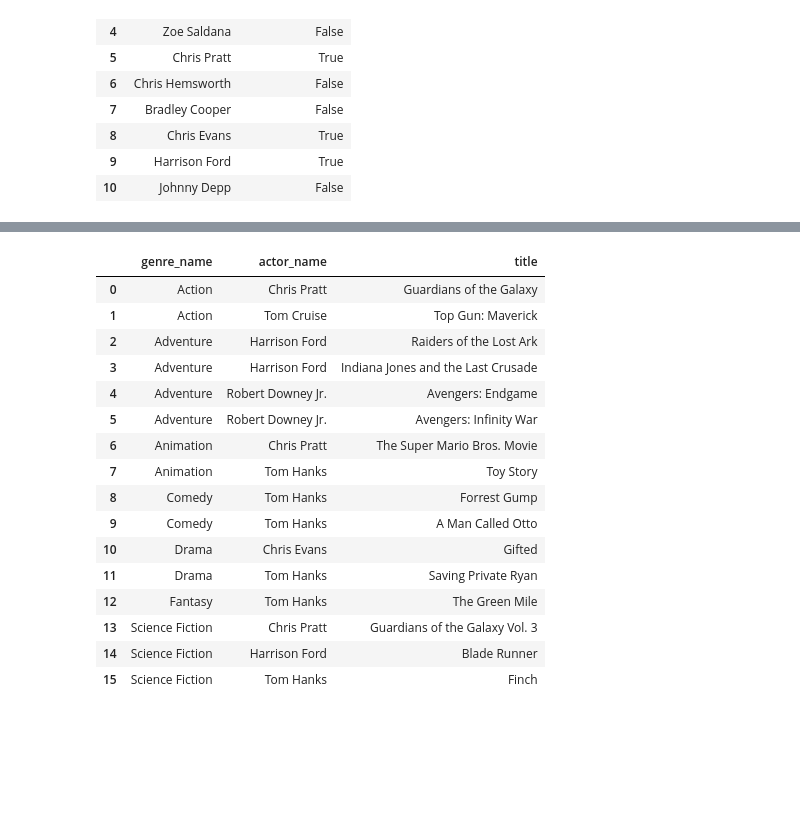
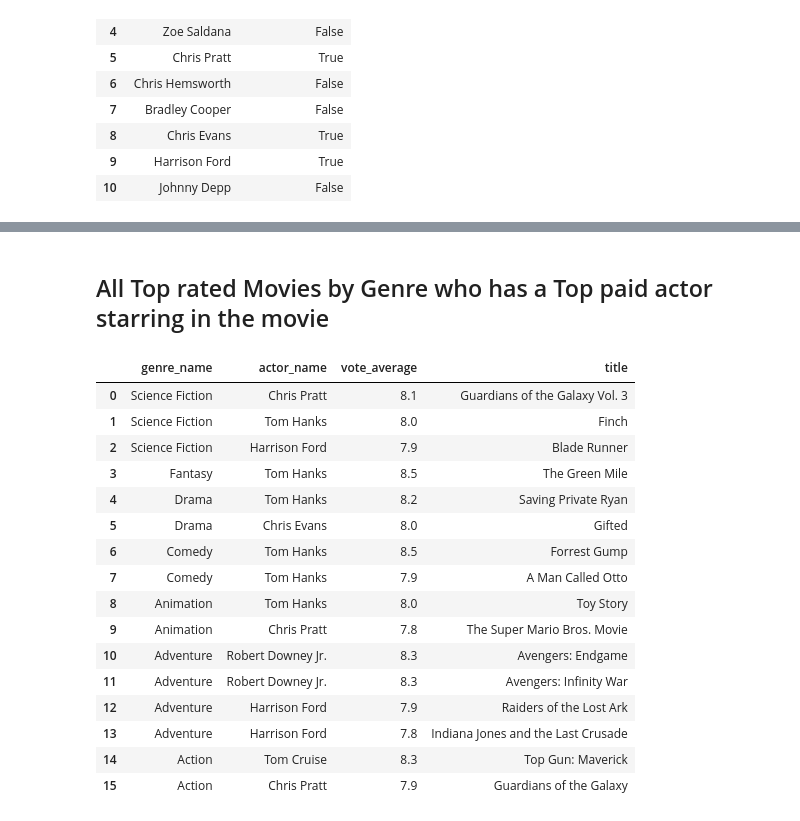
Before and after one commit to Bambi-Forest/tmdb-api-connection, a Jupyter notebook: The Movie Database API/connection.ipynb, the cells around one changed output, grey strips where cells are left out. Saved outputs shown, nothing was run; the diff lists cells and outputs as text; code cells hidden in the pictures; blank space fills up the shorter version.

```diff
--- a/The Movie Database API/connection.ipynb
+++ b/The Movie Database API/connection.ipynb
@@ -521,4 +521,6 @@ paid_actor_in_movie_df
 # %%
 paid_actor_in_movie_df2 = pd.merge(paid_actor_in_movie_df,genre_list_df, left_on=['genre_id'],right_on=['genres_id'], how='left')
+paid_actor_in_movie_df2 = paid_actor_in_movie_df2.sort_values(by=['vote_average'], ascending=False)
+paid_actor_in_movie_df2 = paid_actor_in_movie_df2.drop(['full_name','in_top_movie_list','genres_id','known_for_department'], axis=1)
 paid_actor_in_movie_df2
 # %% [output]
@@ -542,23 +559,26 @@ paid_actor_in_movie_df2
+# %% [markdown]
+## All Top rated Movies by Genre who has a Top paid actor starring in the movie
 # %%
-genre_series = paid_actor_in_movie_df2.groupby(['genre_name', 'actor_name']).apply(lambda x: x['title'].reset_index(drop=True))
-genre_df = pd.DataFrame(genre_series).reset_index().drop(columns='level_2')
+genre_series = paid_actor_in_movie_df2.groupby(['genre_name', 'actor_name','vote_average']).apply(lambda x: x['title'].reset_index(drop=True))
+genre_df = pd.DataFrame(genre_series).reset_index().drop(columns='level_3').sort_values(by=['genre_name','vote_average'], ascending=False)
 
+genre_df = genre_df.reset_index().drop(columns='index')
 genre_df
 # %% [output]
-|  | genre_name | actor_name | title |
-| 0 | Action | Chris Pratt | Guardians of the Galaxy |
-| 1 | Action | Tom Cruise | Top Gun: Maverick |
-| 2 | Adventure | Harrison Ford | Raiders of the Lost Ark |
-| 3 | Adventure | Harrison Ford | Indiana Jones and the Last Crusade |
-| 4 | Adventure | Robert Downey Jr. | Avengers: Endgame |
-| 5 | Adventure | Robert Downey Jr. | Avengers: Infinity War |
-| 6 | Animation | Chris Pratt | The Super Mario Bros. Movie |
-| 7 | Animation | Tom Hanks | Toy Story |
-| 8 | Comedy | Tom Hanks | Forrest Gump |
-| 9 | Comedy | Tom Hanks | A Man Called Otto |
-| 10 | Drama | Chris Evans | Gifted |
-| 11 | Drama | Tom Hanks | Saving Private Ryan |
-| 12 | Fantasy | Tom Hanks | The Green Mile |
-| 13 | Science Fiction | Chris Pratt | Guardians of the Galaxy Vol. 3 |
-| 14 | Science Fiction | Harrison Ford | Blade Runner |
-| 15 | Science Fiction | Tom Hanks | Finch |
+|  | genre_name | actor_name | vote_average | title |
+| 0 | Science Fiction | Chris Pratt | 8.1 | Guardians of the Galaxy Vol. 3 |
+| 1 | Science Fiction | Tom Hanks | 8.0 | Finch |
+| 2 | Science Fiction | Harrison Ford | 7.9 | Blade Runner |
+| 3 | Fantasy | Tom Hanks | 8.5 | The Green Mile |
+| 4 | Drama | Tom Hanks | 8.2 | Saving Private Ryan |
+| 5 | Drama | Chris Evans | 8.0 | Gifted |
+| 6 | Comedy | Tom Hanks | 8.5 | Forrest Gump |
+| 7 | Comedy | Tom Hanks | 7.9 | A Man Called Otto |
+| 8 | Animation | Tom Hanks | 8.0 | Toy Story |
+| 9 | Animation | Chris Pratt | 7.8 | The Super Mario Bros. Movie |
+| 10 | Adventure | Robert Downey Jr. | 8.3 | Avengers: Endgame |
+| 11 | Adventure | Robert Downey Jr. | 8.3 | Avengers: Infinity War |
+| 12 | Adventure | Harrison Ford | 7.9 | Raiders of the Lost Ark |
+| 13 | Adventure | Harrison Ford | 7.8 | Indiana Jones and the Last Crusade |
+| 14 | Action | Tom Cruise | 8.3 | Top Gun: Maverick |
+| 15 | Action | Chris Pratt | 7.9 | Guardians of the Galaxy |
```
Also changed, not shown: parts of 13 cells of this notebook.
